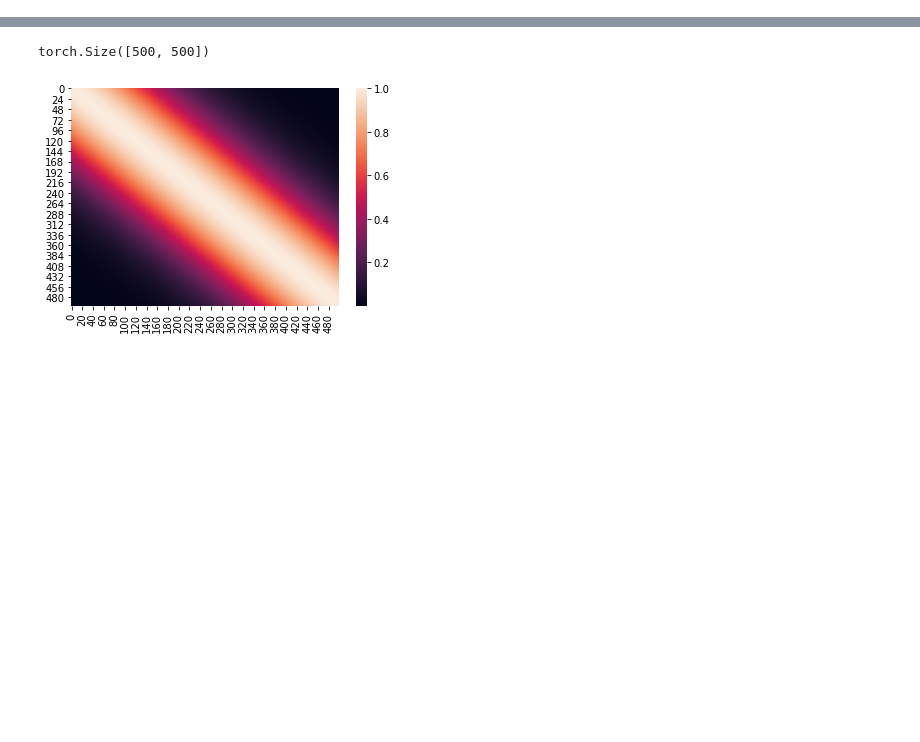
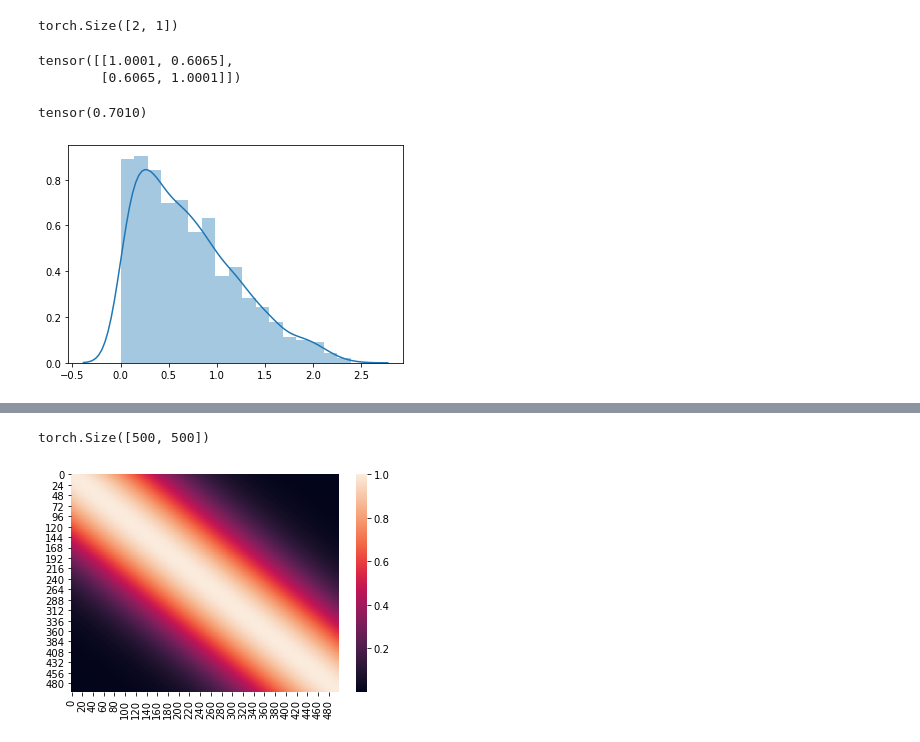
Before and after one commit to yannpequignot/IVISpaces, a Jupyter notebook: Notebooks/GaussianProcesses.ipynb, the cells around one changed output, grey strips where cells are left out. Cells and saved outputs as stored; diff of their text form; code cells hidden in the pictures; blank space fills up the shorter version.

```diff
--- a/Notebooks/GaussianProcesses.ipynb
+++ b/Notebooks/GaussianProcesses.ipynb
@@ -25,3 +25,23 @@ class GaussianProcess(nn.Module):
         return GP_inputs.sample((n,)).squeeze()
 # %%
 GP=GaussianProcess(mean=torch.tensor(0.),lengthscale=1., noise=0.01)
+# %%
+import seaborn as sns
+x=torch.Tensor([[0.],[1.]])
+print(x.shape)
+n=1000
+y=GP(x,n)
+
+GP.covar_matrix(x)
+# %% [output]
+torch.Size([2, 1])
+tensor([[1.0001, 0.6065],
+        [0.6065, 1.0001]])
+# %%
+distances=torch.abs(y[:,0]-y[:,1])
+sns.distplot(distances)
+
+distances.mean()
+# %% [output]
+tensor(0.7010)
+[figure, added]
```
Also changed, not shown: parts of 10 cells of this notebook, 13 other files.
